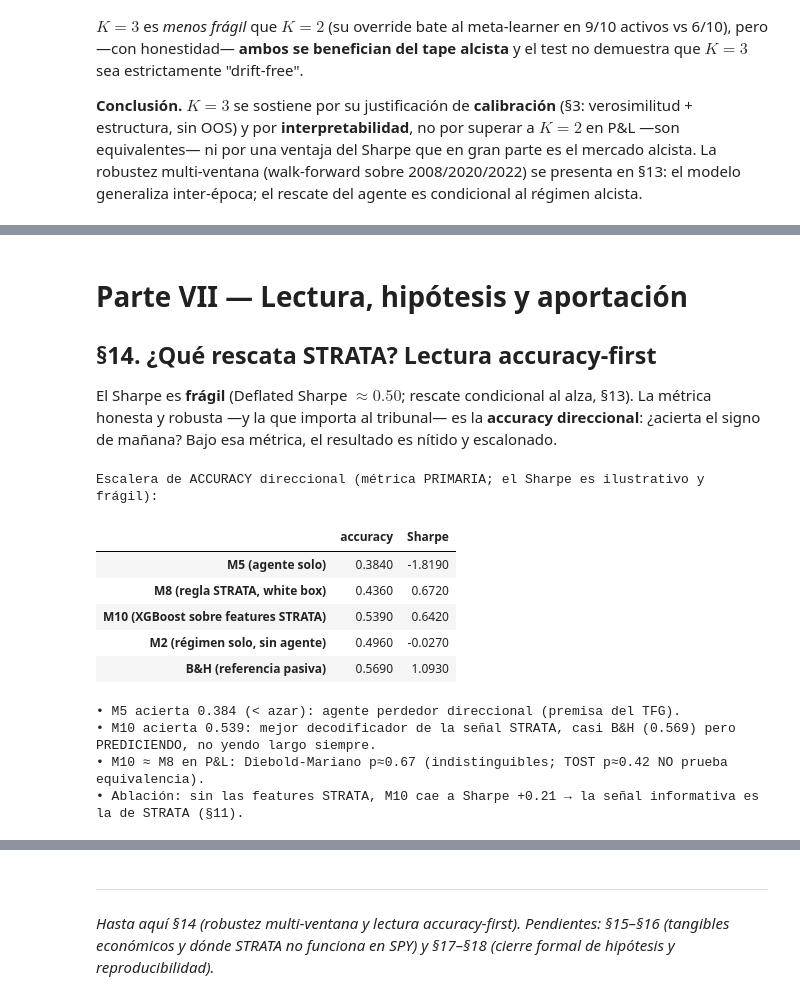
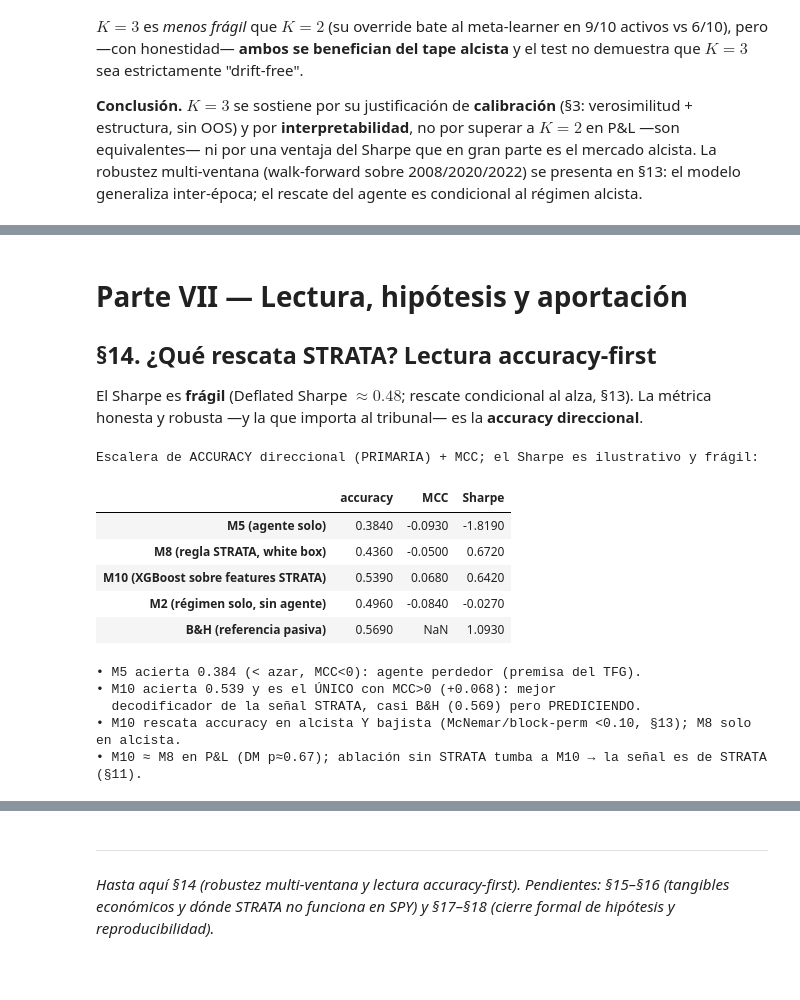
Before and after one commit to RaquelGarciah/Real-time-statistical-supervision-of-an-AI-trading-agent, a Jupyter notebook: notebooks/strata_canonical.ipynb, the cells around one changed output, grey strips where cells are left out. Cells and saved outputs as stored; diff of their text form; code cells hidden in the pictures; blank space fills up the shorter version.

```diff
--- a/notebooks/strata_canonical.ipynb
+++ b/notebooks/strata_canonical.ipynb
@@ -1784,36 +1810,38 @@ regla escrita antes de mirar los datos— es la aportación metodológica, no un
 
 ## §14. ¿Qué rescata STRATA? Lectura accuracy-first
 
-El Sharpe es **frágil** (Deflated Sharpe $\approx0.50$; rescate condicional al alza, §13). La métrica
-honesta y robusta —y la que importa al tribunal— es la **accuracy direccional**: ¿acierta el signo de
-mañana? Bajo esa métrica, el resultado es nítido y escalonado.
+El Sharpe es **frágil** (Deflated Sharpe $\approx0.48$; rescate condicional al alza, §13). La métrica
+honesta y robusta —y la que importa al tribunal— es la **accuracy direccional**.
 # %%
 # Escalera de ACCURACY direccional (métrica primaria) frente al Sharpe (ilustrativo/frágil).
-_acc, _shp = maestra["accuracy"], maestra["Sharpe"]
+_acc, _shp, _mcc = maestra["accuracy"], maestra["Sharpe"], maestra["MCC"]
 ladder = pd.DataFrame({
     "accuracy": [_acc["M5 (agente solo)"], _acc["M8 (STRATA override C)"], fila_m10["accuracy"],
                  _acc["M2 (régimen×GARCH, sin agente)"], _acc["B&H (always long)"]],
+    "MCC":      [_mcc["M5 (agente solo)"], _mcc["M8 (STRATA override C)"], fila_m10["MCC"],
+                 _mcc["M2 (régimen×GARCH, sin agente)"], float("nan")],
     "Sharpe":   [_shp["M5 (agente solo)"], _shp["M8 (STRATA override C)"], fila_m10["Sharpe"],
                  _shp["M2 (régimen×GARCH, sin agente)"], _shp["B&H (always long)"]],
 }, index=["M5 (agente solo)", "M8 (regla STRATA, white box)", "M10 (XGBoost sobre features STRATA)",
           "M2 (régimen solo, sin agente)", "B&H (referencia pasiva)"])
-print("Escalera de ACCURACY direccional (métrica PRIMARIA; el Sharpe es ilustrativo y frágil):")
+print("Escalera de ACCURACY direccional (PRIMARIA) + MCC; el Sharpe es ilustrativo y frágil:")
 display(ladder.round(3))
-print(f"\n• M5 acierta {_acc['M5 (agente solo)']:.3f} (< azar): agente perdedor direccional (premisa del TFG).")
-print(f"• M10 acierta {fila_m10['accuracy']:.3f}: mejor decodificador de la señal STRATA, casi B&H "
-      f"({_acc['B&H (always long)']:.3f}) pero PREDICIENDO, no yendo largo siempre.")
-print("• M10 ≈ M8 en P&L: Diebold-Mariano p≈0.67 (indistinguibles; TOST p≈0.42 NO prueba equivalencia).")
-print("• Ablación: sin las features STRATA, M10 cae a Sharpe +0.21 → la señal informativa es la de STRATA (§11).")
+print(f"\n• M5 acierta {_acc['M5 (agente solo)']:.3f} (< azar, MCC<0): agente perdedor (premisa del TFG).")
+print(f"• M10 acierta {fila_m10['accuracy']:.3f} y es el ÚNICO con MCC>0 ({fila_m10['MCC']:+.3f}): mejor")
+print(f"  decodificador de la señal STRATA, casi B&H ({_acc['B&H (always long)']:.3f}) pero PREDICIENDO.")
+print("• M10 rescata accuracy en alcista Y bajista (McNemar/block-perm <0.10, §13); M8 solo en alcista.")
+print("• M10 ≈ M8 en P&L (DM p≈0.67); ablación sin STRATA tumba a M10 → la señal es de STRATA (§11).")
 # %% [output]
-Escalera de ACCURACY direccional (métrica PRIMARIA; el Sharpe es ilustrativo y frágil):
+Escalera de ACCURACY direccional (PRIMARIA) + MCC; el Sharpe es ilustrativo y frágil:
-|  | accuracy | Sharpe |
-| M5 (agente solo) | 0.3840 | -1.8190 |
-| M8 (regla STRATA, white box) | 0.4360 | 0.6720 |
-| M10 (XGBoost sobre features STRATA) | 0.5390 | 0.6420 |
-| M2 (régimen solo, sin agente) | 0.4960 | -0.0270 |
-| B&H (referencia pasiva) | 0.5690 | 1.0930 |
+|  | accuracy | MCC | Sharpe |
+| M5 (agente solo) | 0.3840 | -0.0930 | -1.8190 |
+| M8 (regla STRATA, white box) | 0.4360 | -0.0500 | 0.6720 |
+| M10 (XGBoost sobre features STRATA) | 0.5390 | 0.0680 | 0.6420 |
+| M2 (régimen solo, sin agente) | 0.4960 | -0.0840 | -0.0270 |
+| B&H (referencia pasiva) | 0.5690 | NaN | 1.0930 |
-• M5 acierta 0.384 (< azar): agente perdedor direccional (premisa del TFG).
-• M10 acierta 0.539: mejor decodificador de la señal STRATA, casi B&H (0.569) pero PREDICIENDO, no yendo largo siempre.
-• M10 ≈ M8 en P&L: Diebold-Mariano p≈0.67 (indistinguibles; TOST p≈0.42 NO prueba equivalencia).
-• Ablación: sin las features STRATA, M10 cae a Sharpe +0.21 → la señal informativa es la de STRATA (§11).
+• M5 acierta 0.384 (< azar, MCC<0): agente perdedor (premisa del TFG).
+• M10 acierta 0.539 y es el ÚNICO con MCC>0 (+0.068): mejor
+  decodificador de la señal STRATA, casi B&H (0.569) pero PREDICIENDO.
+• M10 rescata accuracy en alcista Y bajista (McNemar/block-perm <0.10, §13); M8 solo en alcista.
+• M10 ≈ M8 en P&L (DM p≈0.67); ablación sin STRATA tumba a M10 → la señal es de STRATA (§11).
 # %% [markdown]
```
Also changed, not shown: parts of 5 cells of this notebook, 7 other files.
